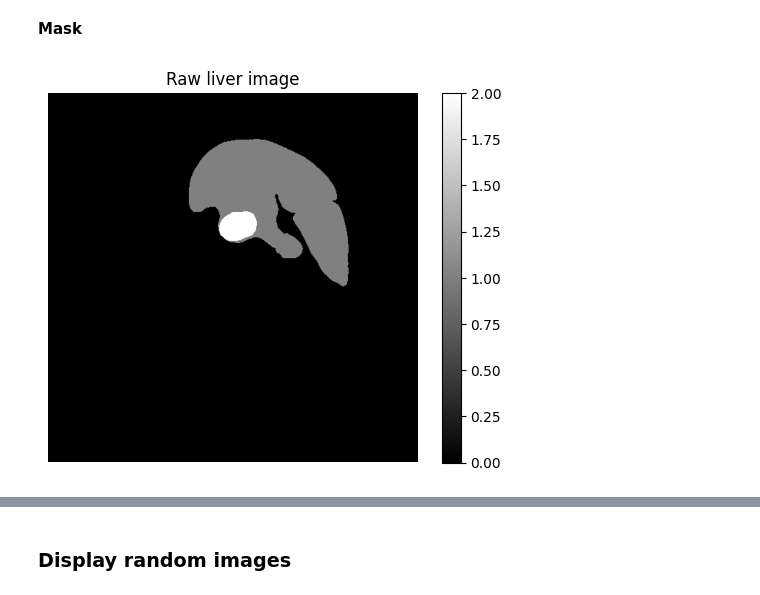
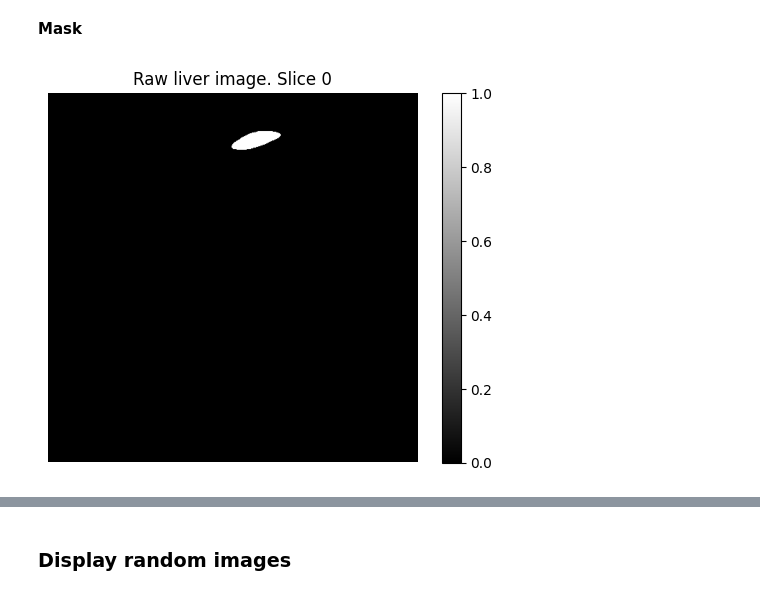
Before and after one commit to McSonk/2024-img-challenge, a Jupyter notebook: explanation.ipynb, the cells around one changed output, grey strips where cells are left out. Cells and saved outputs as stored; diff of their text form; code cells hidden in the pictures.

Commit message:
Updates code to reflect slices

```diff
--- a/explanation.ipynb
+++ b/explanation.ipynb
@@ -176,0 +174,7 @@ plt.show()
+# %%
+def display_image(img_data, index):
+    plt.imshow(img_data[:, :, index], cmap='gray')
+    plt.axis('off')
+    plt.colorbar()
+    plt.title('Raw liver image. Slice %d' % index)
+    plt.show()
@@ -179,15 +201,10 @@ plt.show()
 # %%
 # Load the .nii.gz file
 img = nib.load(data.iloc[0]['result_path'])
 
 # Get the image data
 img_data = img.get_fdata()
 
-# Display a slice of the neuroimaging data
-plt.imshow(img_data[:, :, img_data.shape[2] // 2], cmap='gray')
-plt.axis('off')
-plt.colorbar()
-plt.title('Raw liver image')
-plt.show()
+display_image(img_data, 0)
 # %% [output]
-[figure, old version]
+[figure, new version]
```
Also changed, not shown: parts of 10 cells of this notebook.
